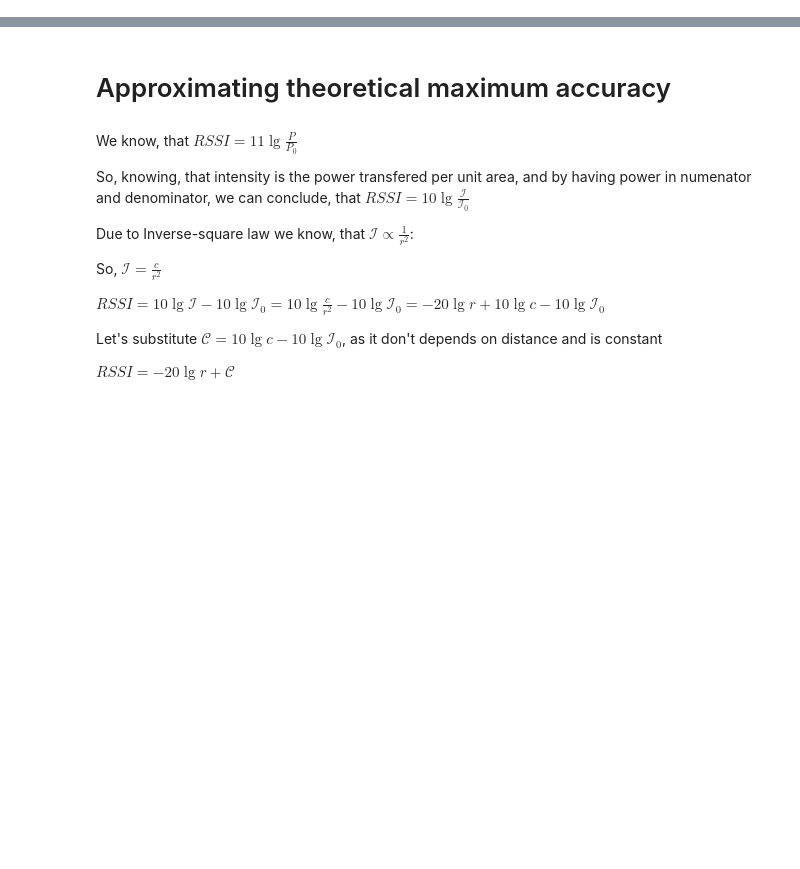
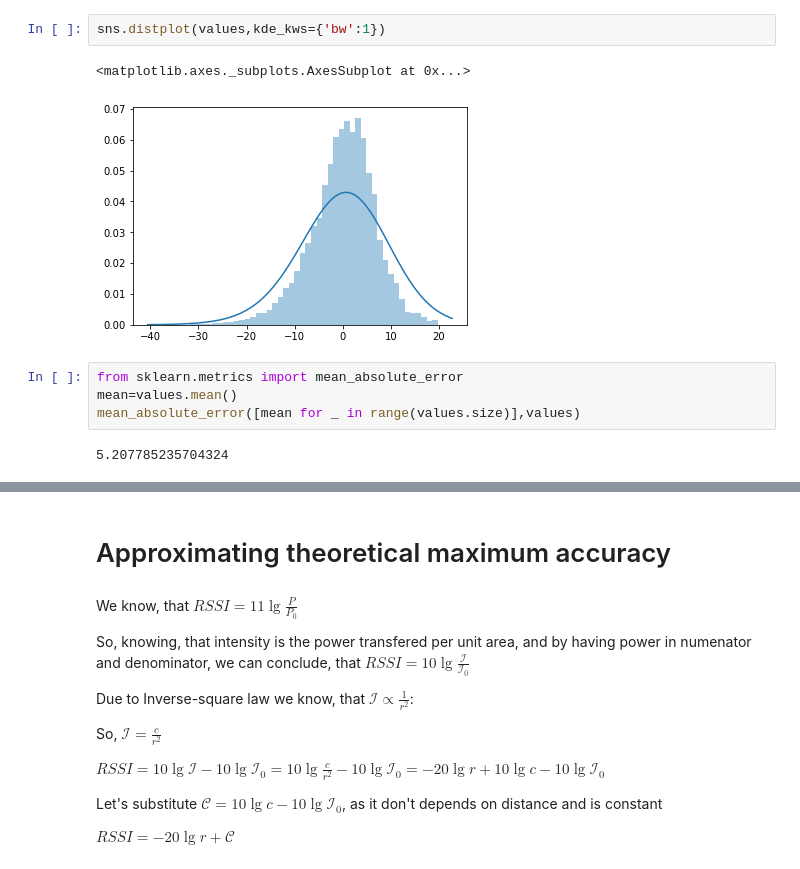
Before and after one commit to Midren/Localization, a Jupyter notebook: notebooks/theoretical_maximum.ipynb, the cells around one changed output, grey strips where cells are left out. Drawn from its saved outputs; the diff is of its cells as text; blank space fills up the shorter version.

```diff
--- a/notebooks/theoretical_maximum.ipynb
+++ b/notebooks/theoretical_maximum.ipynb
@@ -11,0 +58,11 @@ warnings.filterwarnings("ignore")
+# %%
+sns.distplot(values,kde_kws={'bw':1})
+# %% [output]
+<matplotlib.axes._subplots.AxesSubplot at 0x...>
+[figure, added]
+# %%
+from sklearn.metrics import mean_absolute_error
+mean=values.mean()
+mean_absolute_error([mean for _ in range(values.size)],values)
+# %% [output]
+5.207785235704324
```
Also changed, not shown: parts of 15 cells of this notebook, 1 other file.
